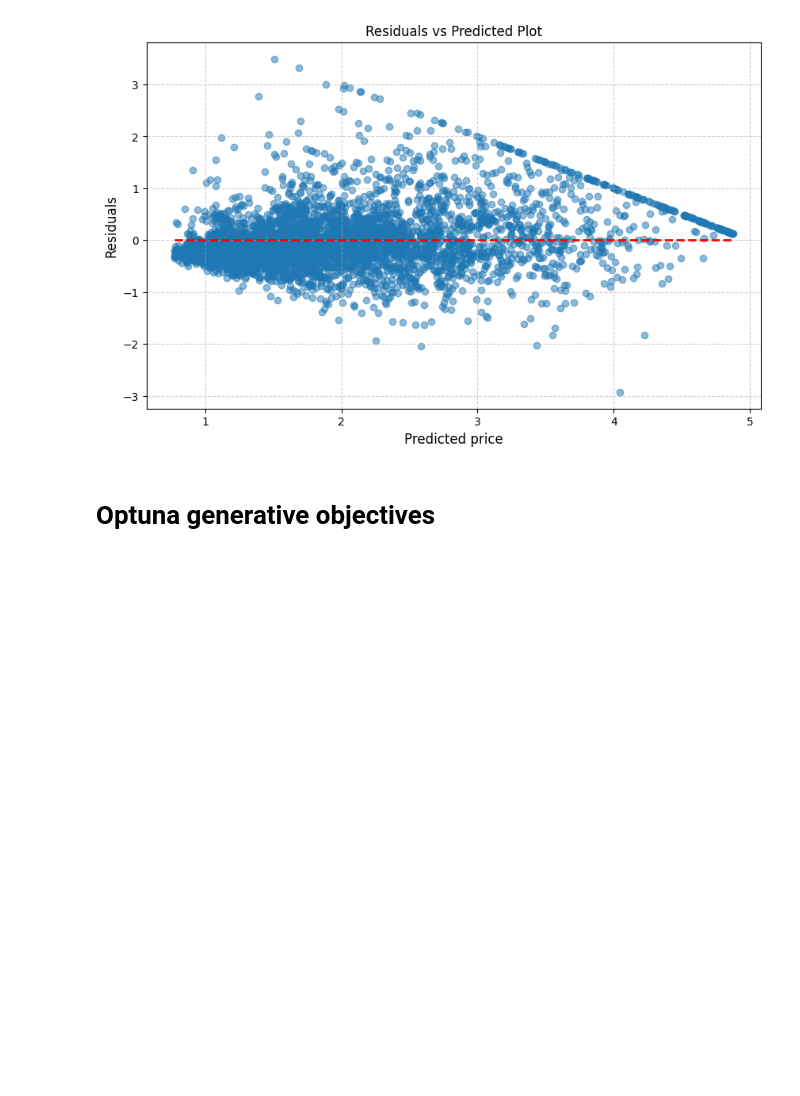
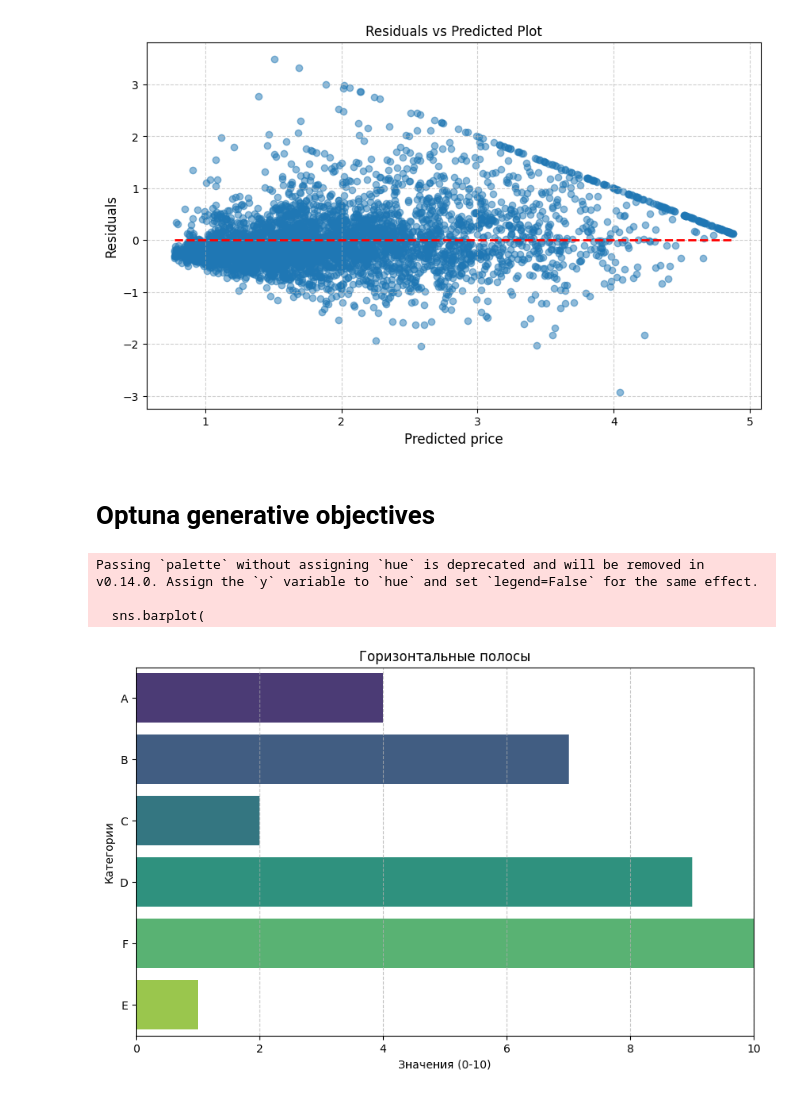
Before and after one commit to smnk-1/data-practicum, a Jupyter notebook: lab1.ipynb, the cells around one changed output. Saved outputs shown, nothing was run; the diff lists cells and outputs as text; code cells hidden in the pictures; blank space fills up the shorter version.

```diff
--- a/lab1.ipynb
+++ b/lab1.ipynb
@@ -213,0 +311,40 @@ plt.show()
+# %%
+import seaborn as sns
+import matplotlib.pyplot as plt
+import pandas as pd
+
+# Создаем пример данных
+data = pd.DataFrame({
+    'Категории': ['A', 'B', 'C', 'D', 'F', 'E'],
+    'Значения': [4, 7, 2, 9, 10, 1]
+})
+
+# Создаем фигуру и оси
+plt.figure(figsize=(10, 6))
+
+# Строим горизонтальный barplot
+sns.barplot(
+    data=data,
+    x='Значения',
+    y='Категории',
+    orient='h',  # горизонтальная ориентация
+    palette='viridis',  # цветовая схема
+)
+
+# Устанавливаем пределы оси X
+plt.xlim(0, 10)
+
+# Добавляем подписи
+plt.title('Горизонтальные полосы')
+plt.xlabel('Значения (0-10)')
+plt.ylabel('Категории')
+
+# Показываем сетку
+plt.grid(axis='x', linestyle='--', alpha=0.7)
+
+plt.show()
+# %% [output]
+Passing `palette` without assigning `hue` is deprecated and will be removed in v0.14.0. Assign the `y` variable to `hue` and set `legend=False` for the same effect.
+
+  sns.barplot(
+[figure, added]
```
Also changed, not shown: parts of 4 cells of this notebook, 2 other files.
